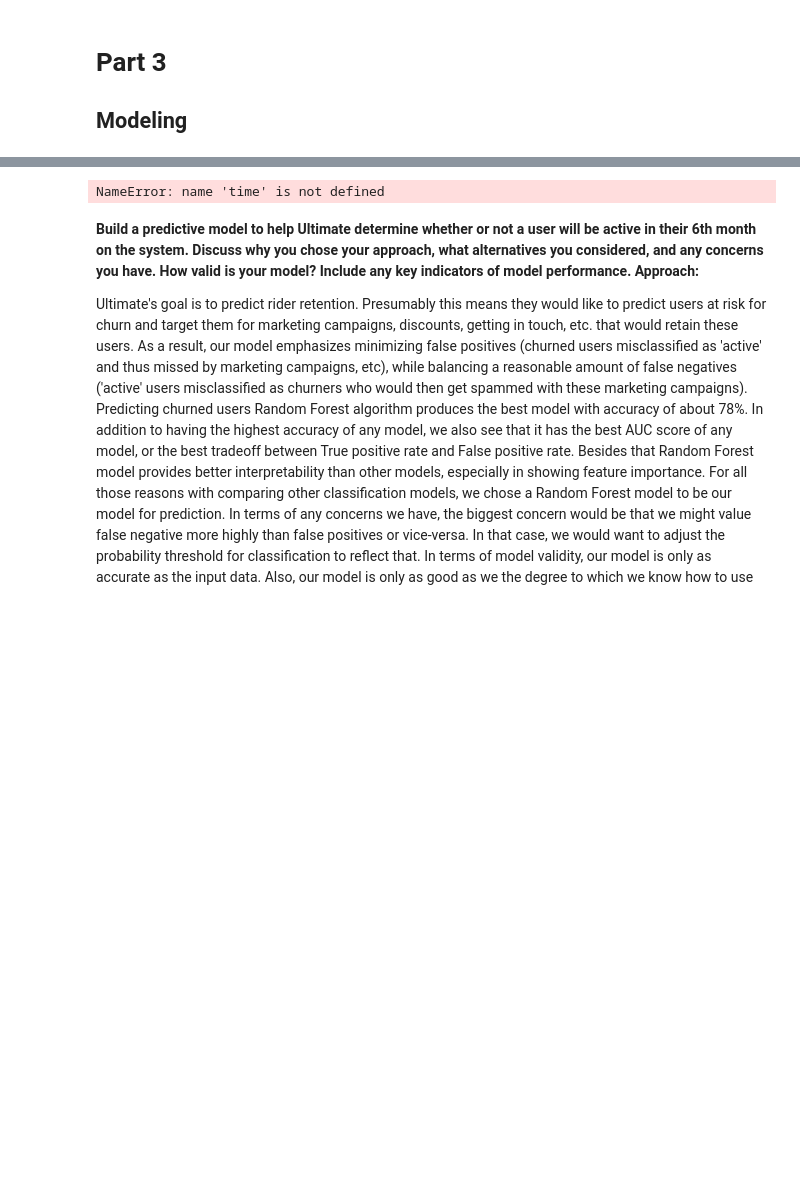
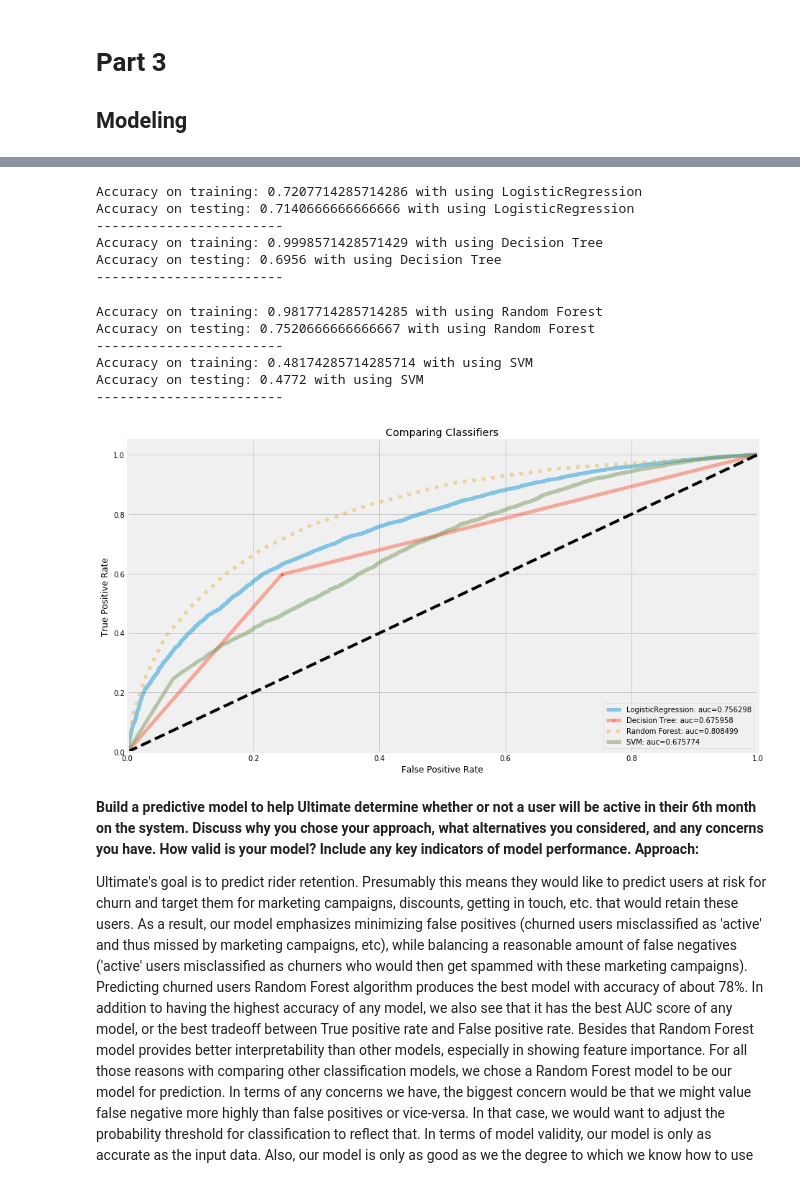
Before and after one commit to oserttas-math/Springboard-Projects, a Jupyter notebook: Ultimate_Data_Challenge/notebooks/Version1.ipynb, the cells around one changed output, grey strips where cells are left out. Drawn from its saved outputs; the diff is of its cells as text; code cells hidden in the pictures; blank space fills up the shorter version.

```diff
--- a/Ultimate_Data_Challenge/notebooks/Version1.ipynb
+++ b/Ultimate_Data_Challenge/notebooks/Version1.ipynb
@@ -573,0 +539,10 @@ preprocessor = ColumnTransformer(
+# %%
+ultimate_new.drop(columns=['city', 'phone'], inplace=True)
+# %%
+ultimate_new['avg_rating_by_driver'].fillna(
+    value=ultimate_new['avg_rating_by_driver'].mean(),
+    inplace=True)
+# %%
+ultimate_new['avg_rating_of_driver'].fillna(
+    value=ultimate_new['avg_rating_of_driver'].mean(),
+    inplace=True)
@@ -692,9 +573,64 @@ NameError: name 'time' is not defined
-# %%
-pipeline = Pipeline(steps=[('preprocessor', preprocessor),
-                     ('classifier', classifier_rf)])
-rf_cv = train_and_score_model('Random Forest', pipeline, param_grid_rf)
-# %% [output]
-NameError: name 'time' is not defined
+# %%
+# Dictionary of classifiers key=name, value=(line format, classifier)
+class_map = {
+    'LogisticRegression': ('-', LogisticRegression()),
+    'Decision Tree': ('.-', DecisionTreeClassifier()),
+    'Random Forest': (':', RandomForestClassifier()),
+    'SVM' : ('-', SGDClassifier(loss='log', penalty='l2',
+                                 alpha=1e-3, random_state=42,
+                                 max_iter=5, tol=None))
+}
+# %%
+# Step 4: Call metrics, apply models and evaluate models
+#from sklearn.metrics import roc_curve, auc
+from sklearn import metrics
+
+plt.figure(figsize=(14, 8))
+for name, (line_for, model) in class_map.items():
+    model.fit(X_train, y_train)
+
+    # Array of predictions
+    preds = model.predict_proba(X_test)
+    prediction = pd.Series(preds[:, 1])
+
+    # Get data for metrics
+    fpr, tpr, thresholds = roc_curve(y_test, prediction)
+    auc_score = metrics.auc(fpr, tpr)
+    labels = '%s: auc=%f' % (name, auc_score)
+    plt.plot(fpr, tpr, line_for, linewidth=5, label=labels, alpha=0.45)
+
+    # Print Scores
+    print('Accuracy on training: {} with using {}'.format(
+        model.score(X_train, y_train), name))
+    print('Accuracy on testing: {} with using {}'.format(
+        model.score(X_test, y_test), name))
+#     f1_score = metrics.f1_score(ytst, prediction)
+#     print('F_1 score: {}'.format(f1_score))
+    print('------------------------')
+
+plt.legend(loc='lower right')
+plt.title('Comparing Classifiers')
+plt.plot([0, 1], [0, 1], 'k--')  # x=y line
+plt.xlim([0.0, 1.0])
+plt.ylim([0.0, 1.05])
+plt.xlabel('False Positive Rate')
+plt.ylabel('True Positive Rate')
+plt.savefig('Test1')
+plt.show()
+# %% [output]
+Accuracy on training: 0.7207714285714286 with using LogisticRegression
+Accuracy on testing: 0.7140666666666666 with using LogisticRegression
+------------------------
+Accuracy on training: 0.9998571428571429 with using Decision Tree
+Accuracy on testing: 0.6956 with using Decision Tree
+------------------------
+Accuracy on training: 0.9817714285714285 with using Random Forest
+Accuracy on testing: 0.7520666666666667 with using Random Forest
+------------------------
+Accuracy on training: 0.48174285714285714 with using SVM
+Accuracy on testing: 0.4772 with using SVM
+------------------------
+[figure, added]
 # %% [markdown]
 **Build a predictive model to help Ultimate determine whether or not a user will be active in their 6th month on the system. Discuss why you chose your approach, what alternatives you considered, and any concerns you have. How valid is your model? Include any key indicators of model performance.
 Approach:**
```
Also changed, not shown: parts of 21 cells of this notebook, 1 other file.
